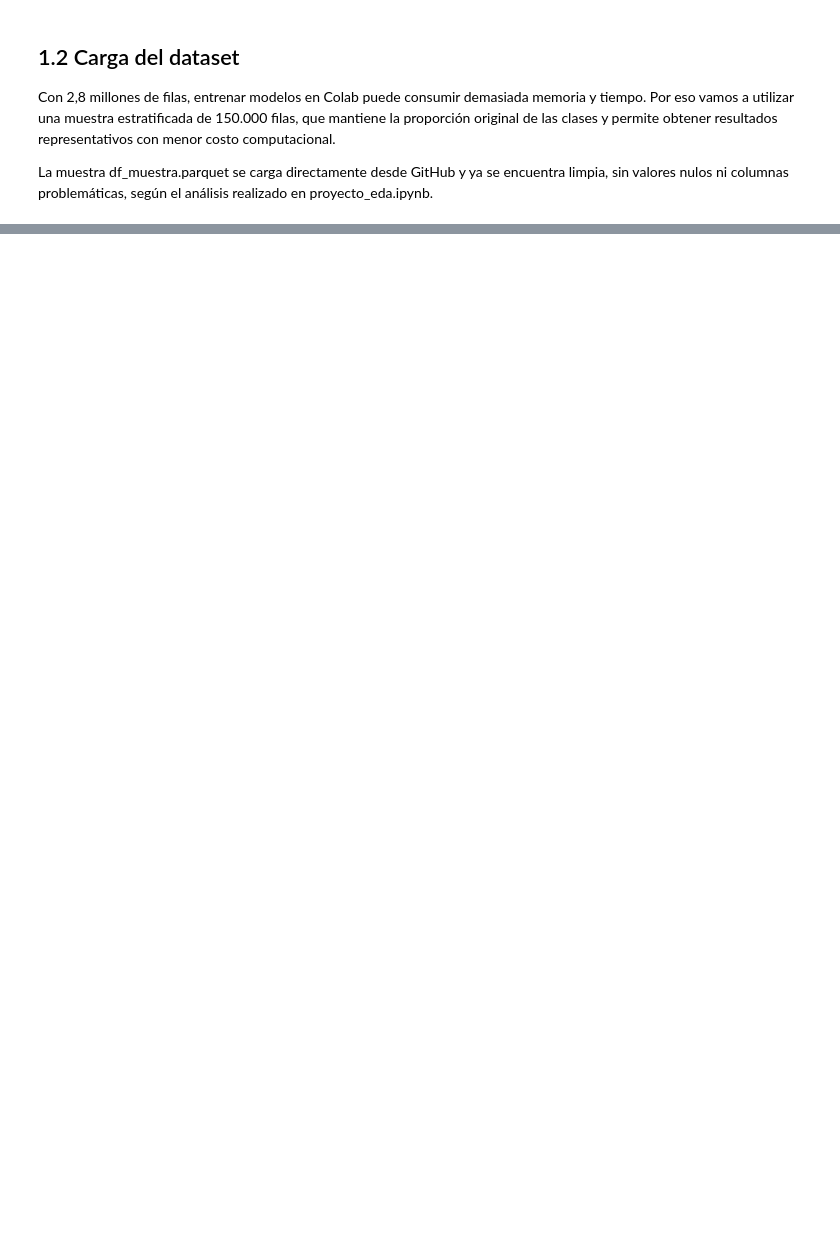
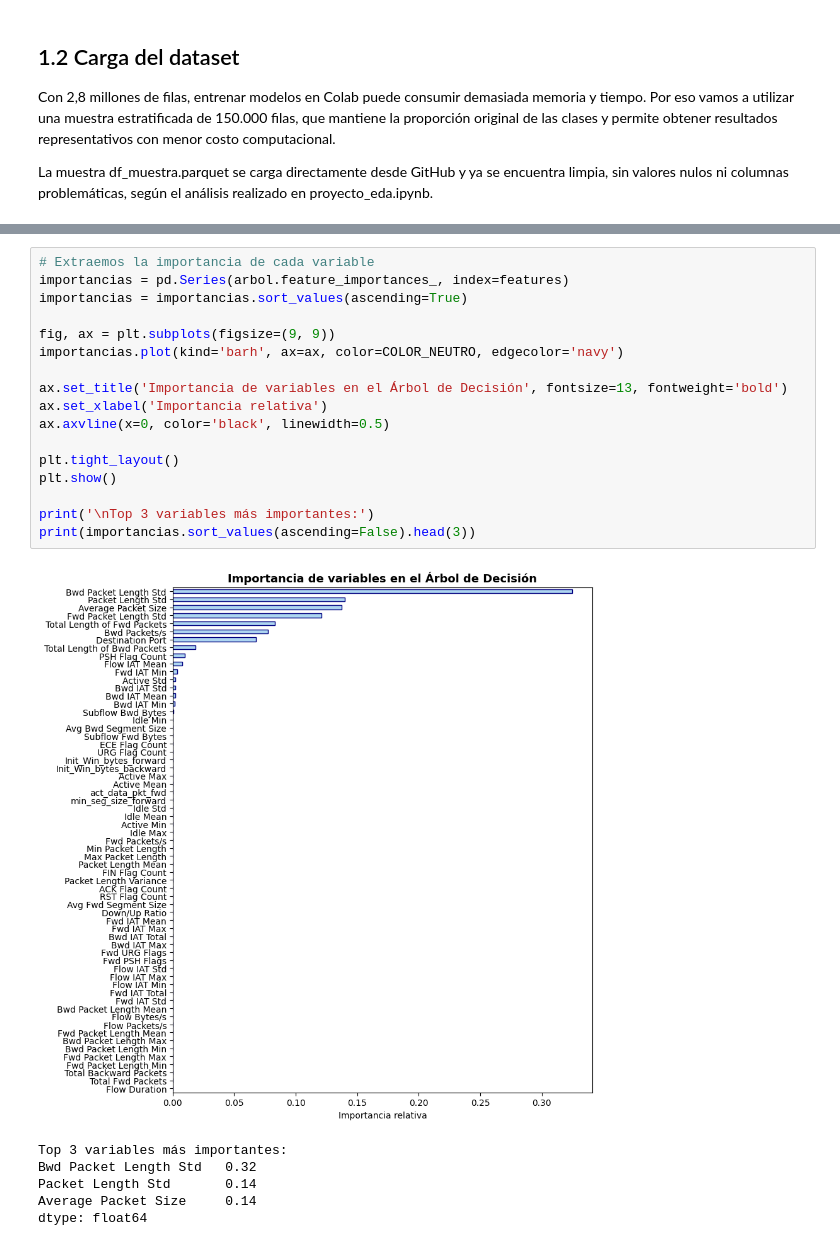
Before and after one commit to jotaeleb/tif-ciencias-de-datos, a Jupyter notebook: notebooks/proyecto_entrenamiento.ipynb, the cells around one changed output, grey strips where cells are left out. Saved outputs shown, nothing was run; the diff lists cells and outputs as text; blank space fills up the shorter version.

```diff
--- a/notebooks/proyecto_entrenamiento.ipynb
+++ b/notebooks/proyecto_entrenamiento.ipynb
@@ -73,0 +287,24 @@ print(f'BENIGN: {(df["Label"] == "BENIGN").mean()*100:.2f}%')
+# %%
+# Extraemos la importancia de cada variable
+importancias = pd.Series(arbol.feature_importances_, index=features)
+importancias = importancias.sort_values(ascending=True)
+
+fig, ax = plt.subplots(figsize=(9, 9))
+importancias.plot(kind='barh', ax=ax, color=COLOR_NEUTRO, edgecolor='navy')
+
+ax.set_title('Importancia de variables en el Árbol de Decisión', fontsize=13, fontweight='bold')
+ax.set_xlabel('Importancia relativa')
+ax.axvline(x=0, color='black', linewidth=0.5)
+
+plt.tight_layout()
+plt.show()
+
+print('\nTop 3 variables más importantes:')
+print(importancias.sort_values(ascending=False).head(3))
+# %% [output]
+[figure, added]
+Top 3 variables más importantes:
+Bwd Packet Length Std   0.32
+Packet Length Std       0.14
+Average Packet Size     0.14
+dtype: float64
```
Also changed, not shown: parts of 20 cells of this notebook.
